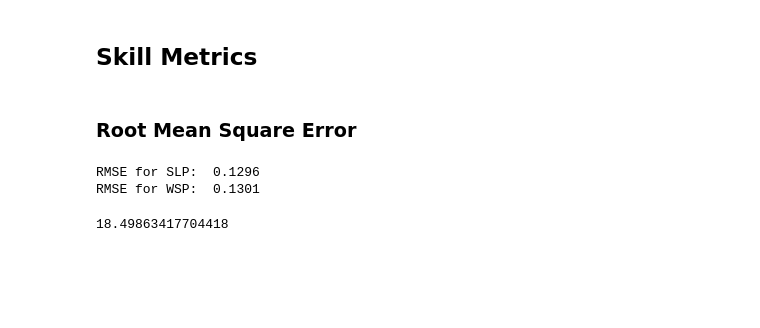
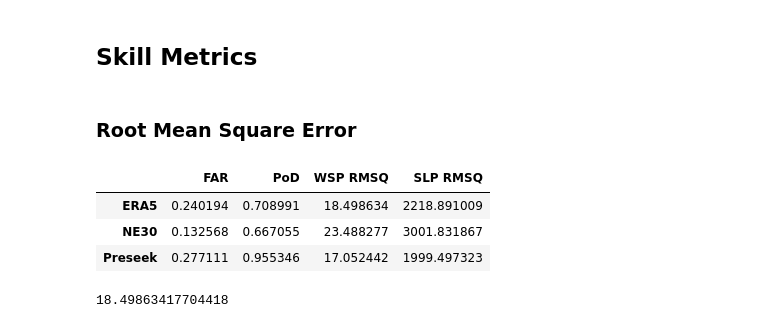
Before and after one commit to cdeciampa/uviz, a Jupyter notebook: mpas_tools/debugging_notebooks/tempest_wrangling_csv.ipynb, the cells around one changed output. Drawn from its saved outputs; the diff is of its cells as text; code cells hidden in the pictures; blank space fills up the shorter version.

```diff
--- a/mpas_tools/debugging_notebooks/tempest_wrangling_csv.ipynb
+++ b/mpas_tools/debugging_notebooks/tempest_wrangling_csv.ipynb
@@ -310,25 +426,39 @@ Probability of Detection:  70.9 %
 # %%
-# This block calculated root mean square error and I'm confused by the values
-# Only one NaN, which is genesis WSP for GYAN, 1982. Used 0 m/s instead of NaN.
+ERA5_wsp_rmsq = rmsq(np.nan_to_num(matched_ERA5['WSP'].values), matched_ERA5['wind'].values)
+ERA5_slp_rmsq = rmsq(matched_ERA5['PRES'].values, matched_ERA5['slp'].values)
 
-def normalize(array):
-    normalized = (array - array.min()) / (array.max() - array.min())
-    return normalized
+NE30_wsp_rmsq = rmsq(matched_NE30['WSP'].values, matched_NE30['wind'].values)
+NE30_slp_rmsq = rmsq(matched_NE30['PRES'].values, matched_NE30['slp'].values)
 
-norm_te_pres = normalize(matched_df['slp'].values)
-norm_ib_pres = normalize(matched_df['PRES'].values)
+preseek_wsp_rmsq = rmsq(np.nan_to_num(matched_preseek['WSP'].values), np.nan_to_num(matched_preseek['wind'].values))
+preseek_slp_rmsq = rmsq(matched_preseek['PRES'].values, matched_preseek['slp'].values)
 
-norm_te_wsp = normalize(matched_df['wsp'].values)
-norm_ib_wsp = normalize(np.nan_to_num(matched_df['WSP'].values))
 
-te_slp_rmsq = mean_squared_error(norm_ib_pres, norm_te_pres, squared=False)
-te_wsp_rmsq = mean_squared_error(norm_ib_wsp, norm_te_wsp, squared=False)
+# norm_te_pres = normalize(matched_df['slp'].values)
+# norm_ib_pres = normalize(matched_df['PRES'].values)
 
-print('Normalized RMSE for SLP: ', te_slp_rmsq.round(4))
-print('Normalized RMSE for WSP: ', te_wsp_rmsq.round(4))
+# norm_te_wsp = normalize(matched_df['wsp'].values)
+# norm_ib_wsp = normalize(np.nan_to_num(matched_df['WSP'].values))
+
+# te_slp_rmsq = mean_squared_error(norm_ib_pres, norm_te_pres, squared=False)
+# te_wsp_rmsq = mean_squared_error(norm_ib_wsp, norm_te_wsp, squared=False)
+
+# print('Normalized RMSE for SLP: ', te_slp_rmsq.round(4))
+# print('Normalized RMSE for WSP: ', te_wsp_rmsq.round(4))
-# %% [output]
-RMSE for SLP:  0.1296
-RMSE for WSP:  0.1301
+# %%
+metrics_cols = ['ERA5', 'NE30', 'Preseek']
+metrics_index = ['FAR', 'PoD', 'WSP RMSQ', 'SLP RMSQ']
+fars = [ERA5_far, NE30_far, preseek_far]
+pod = [ERA5_pod, NE30_pod, preseek_pod]
+wsp_rmsq = [ERA5_wsp_rmsq, NE30_wsp_rmsq, preseek_wsp_rmsq]
+slp_rmsq = [ERA5_slp_rmsq, NE30_slp_rmsq, preseek_slp_rmsq]
+
+pd.DataFrame([fars, pod, wsp_rmsq, slp_rmsq], columns=metrics_cols, index=metrics_index).T
+# %% [output]
+|  | FAR | PoD | WSP RMSQ | SLP RMSQ |
+| ERA5 | 0.240194 | 0.708991 | 18.498634 | 2218.891009 |
+| NE30 | 0.132568 | 0.667055 | 23.488277 | 3001.831867 |
+| Preseek | 0.277111 | 0.955346 | 17.052442 | 1999.497323 |
 # %%
 #mean_squared_error(matched_df['PRES'].values, matched_df['slp'].values, squared=False)
 
```
Also changed, not shown: parts of 18 cells of this notebook, 2 other files.
